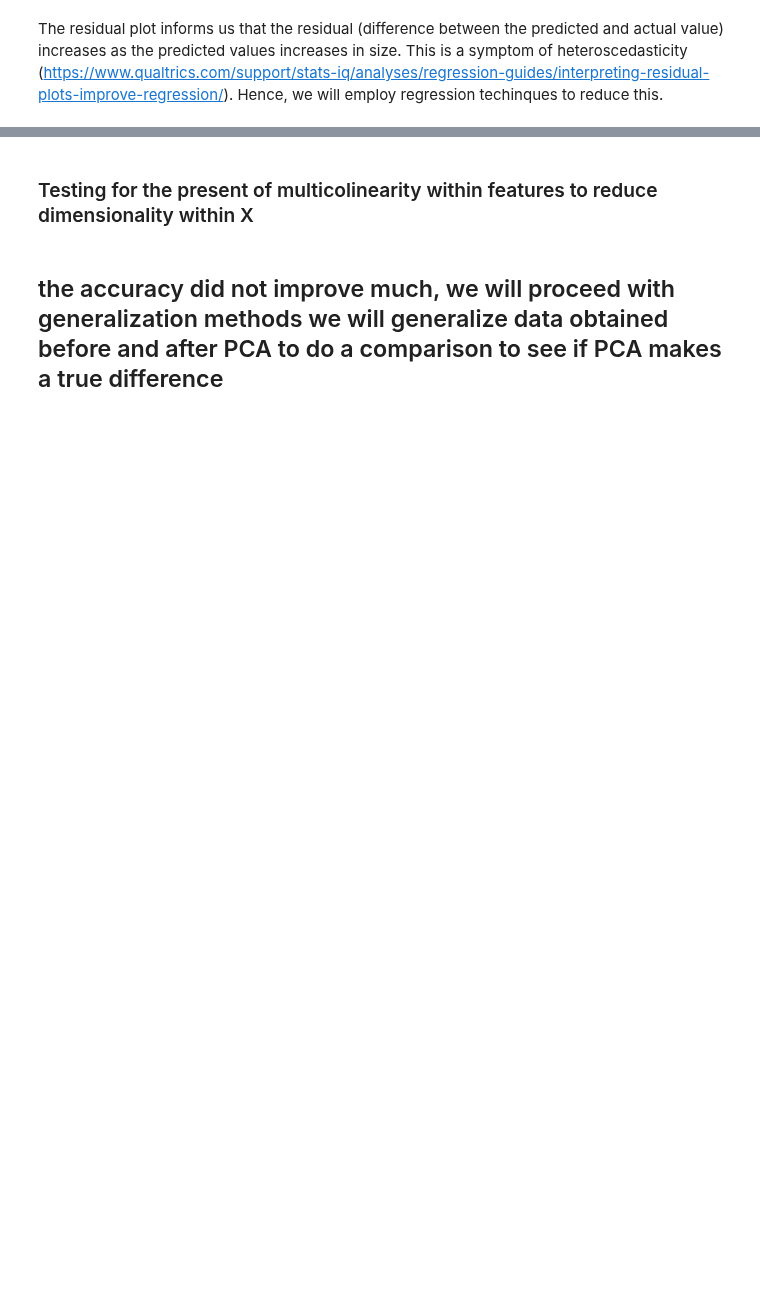
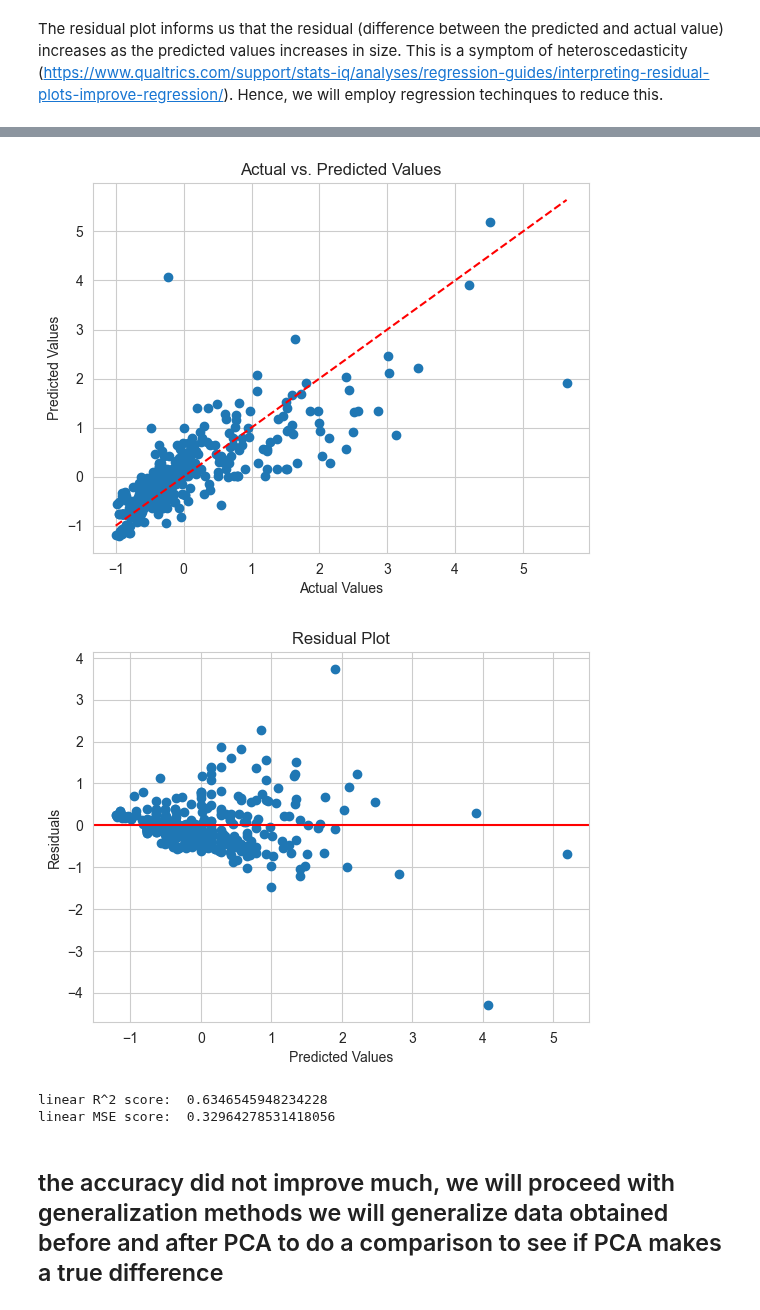
Before and after one commit to adelaidad/ORIE4741FinalProject, a Jupyter notebook: netflix_predictor.ipynb, the cells around one changed output, grey strips where cells are left out. Cells and saved outputs as stored; diff of their text form; code cells hidden in the pictures; blank space fills up the shorter version.

```diff
--- a/netflix_predictor.ipynb
+++ b/netflix_predictor.ipynb
@@ -308,8 +308,24 @@ linear MSE score:  0.45018202022884707
 Cross-Validation Results (Accuracy): [0.64996453 0.57565537 0.41547032 0.67342388 0.5953813  0.59070962
  0.50424602 0.53634601 0.55372164 0.51100335]
 0.56 accuracy with a standard deviation of 0.07
-# %% [markdown]
-### Testing for the present of multicolinearity within features to reduce dimensionality within X
+# %%
+linear_test = linear_model.predict(X_test)
+plot_predicted_v_actual(y_test, linear_test)
+plot_residuals(y_test, linear_test)
+# %% [output]
+[figure, added]
+[figure, added]
+# %%
+#calculating the R-squared score
+r_squared_lin = r2_score(y_test, linear_test)
+print("linear R^2 score: ", r_squared_lin)
+
+#calculating the mean squared error(MSE)
+mse_lin = mean_squared_error(y_test, linear_test)
+print("linear MSE score: ", mse_lin)
+# %% [output]
+linear R^2 score:  0.6346545948234228
+linear MSE score:  0.32964278531418056
 # %% [markdown]
 ## the accuracy did not improve much, we will proceed with generalization methods we will generalize data obtained before and after PCA to do a comparison to see if PCA makes a true difference
 # %%
```
Also changed, not shown: parts of 7 cells of this notebook.
